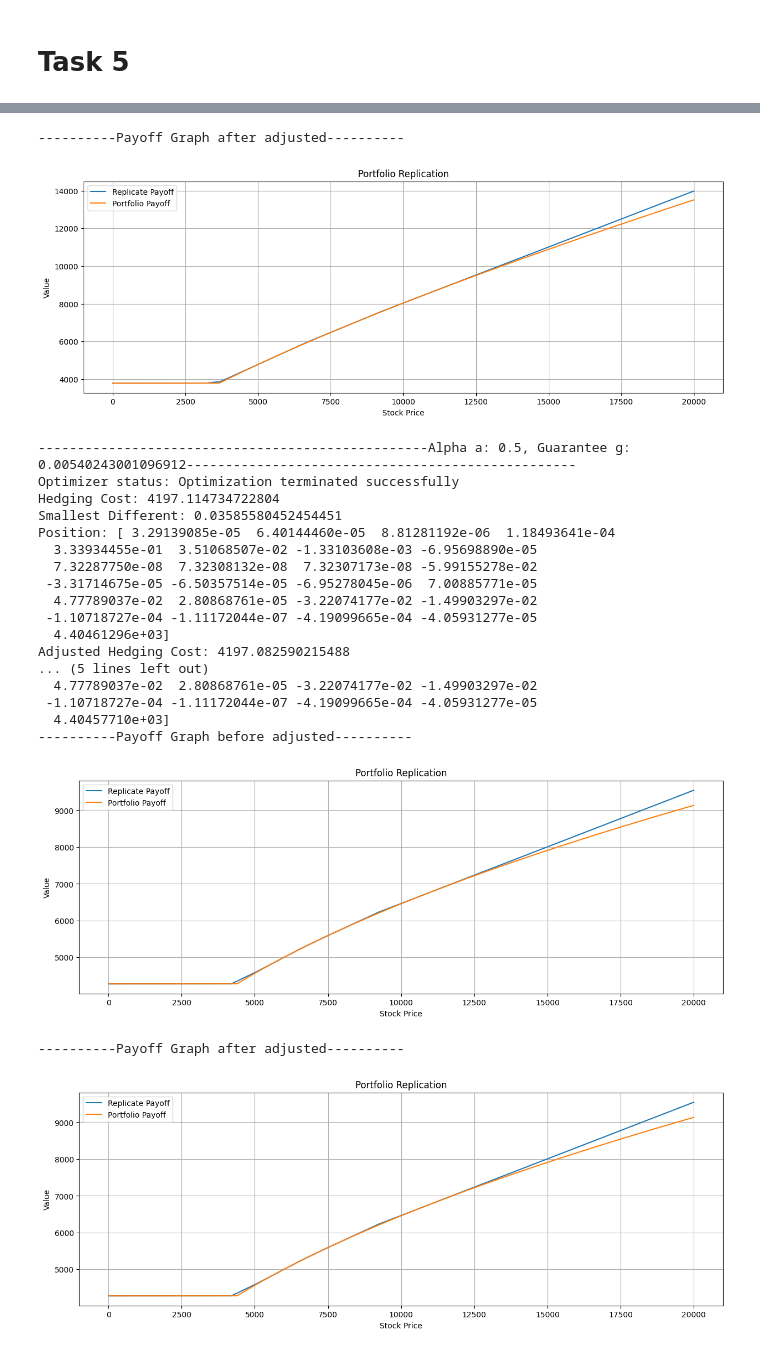
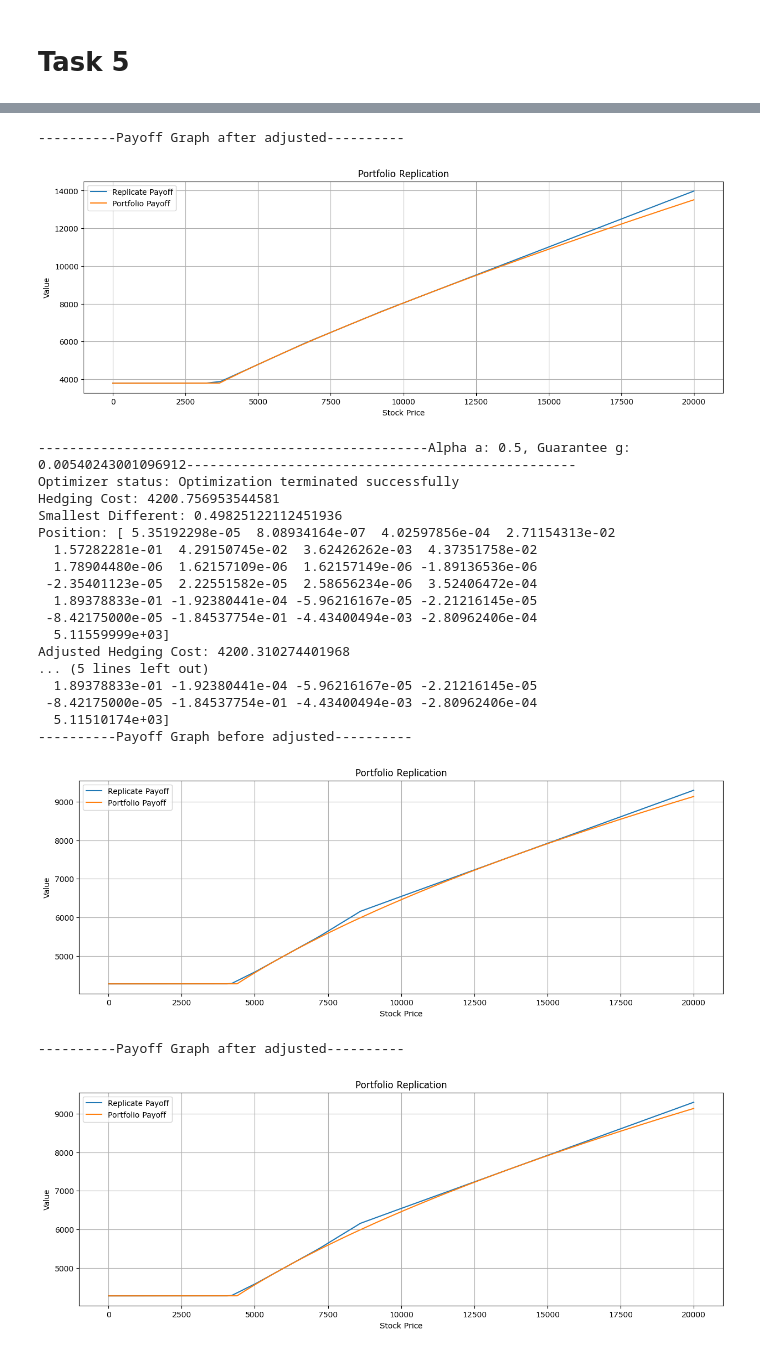
Before and after one commit to Thaigithub/UTS_FDSP_Assignment_Group, a Jupyter notebook: main.ipynb, the cells around one changed output, grey strips where cells are left out. Cells and saved outputs as stored; diff of their text form; code cells hidden in the pictures.

```diff
--- a/main.ipynb
+++ b/main.ipynb
@@ -430,7 +421,7 @@ def task_5(guarantee):
 
     def smallest_diff(position, step=10):
         position = np.array(position)
-        diff = list(map(lambda x: payoff_diff(x, position), np.arange(0, 12000, step)))
+        diff = list(map(lambda x: payoff_diff(x, position), np.arange(0, 20000, step)))
         return np.array(diff)
 
     positions = None
@@ -523,26 +514,26 @@ Adjusted Hedging Cost: 4261.265337658285
 ----------Payoff Graph before adjusted----------
 [figure]
 ----------Payoff Graph after adjusted----------
 [figure]
 --------------------------------------------------Alpha a: 0.5, Guarantee g: 0.00540243001096912--------------------------------------------------
 Optimizer status: Optimization terminated successfully
-Hedging Cost: 4197.114734722804
-Smallest Different: 0.03585580452454451
-Position: [ 3.29139085e-05  6.40144460e-05  8.81281192e-06  1.18493641e-04
-  3.33934455e-01  3.51068507e-02 -1.33103608e-03 -6.95698890e-05
-  7.32287750e-08  7.32308132e-08  7.32307173e-08 -5.99155278e-02
- -3.31714675e-05 -6.50357514e-05 -6.95278045e-06  7.00885771e-05
-  4.77789037e-02  2.80868761e-05 -3.22074177e-02 -1.49903297e-02
- -1.10718727e-04 -1.11172044e-07 -4.19099665e-04 -4.05931277e-05
-  4.40461296e+03]
-Adjusted Hedging Cost: 4197.082590215488
+Hedging Cost: 4200.756953544581
+Smallest Different: 0.49825122112451936
+Position: [ 5.35192298e-05  8.08934164e-07  4.02597856e-04  2.71154313e-02
+  1.57282281e-01  4.29150745e-02  3.62426262e-03  4.37351758e-02
+  1.78904480e-06  1.62157109e-06  1.62157149e-06 -1.89136536e-06
+ -2.35401123e-05  2.22551582e-05  2.58656234e-06  3.52406472e-04
+  1.89378833e-01 -1.92380441e-04 -5.96216167e-05 -2.21216145e-05
+ -8.42175000e-05 -1.84537754e-01 -4.43400494e-03 -2.80962406e-04
+  5.11559999e+03]
+Adjusted Hedging Cost: 4200.310274401968
 ... (5 lines left out)
-  4.77789037e-02  2.80868761e-05 -3.22074177e-02 -1.49903297e-02
- -1.10718727e-04 -1.11172044e-07 -4.19099665e-04 -4.05931277e-05
-  4.40457710e+03]
+  1.89378833e-01 -1.92380441e-04 -5.96216167e-05 -2.21216145e-05
+ -8.42175000e-05 -1.84537754e-01 -4.43400494e-03 -2.80962406e-04
+  5.11510174e+03]
 ----------Payoff Graph before adjusted----------
-[figure, old version]
+[figure, new version]
 ----------Payoff Graph after adjusted----------
-[figure, old version]
+[figure, new version]
 --------------------------------------------------Alpha a: 0.75, Guarantee g: 0.019758362741833485--------------------------------------------------
 Optimizer status: Optimization terminated successfully
```
Also changed, not shown: parts of 4 cells of this notebook.
